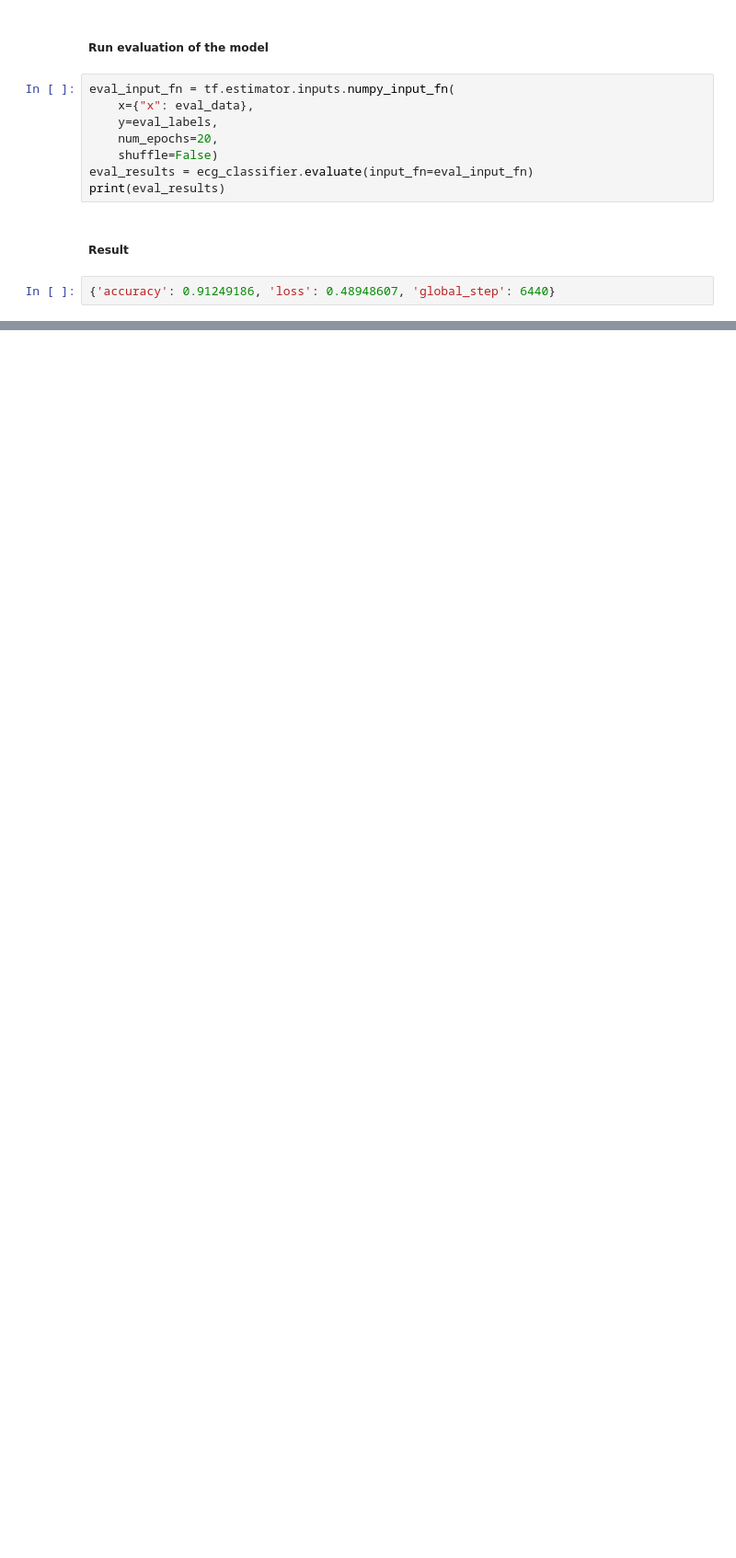
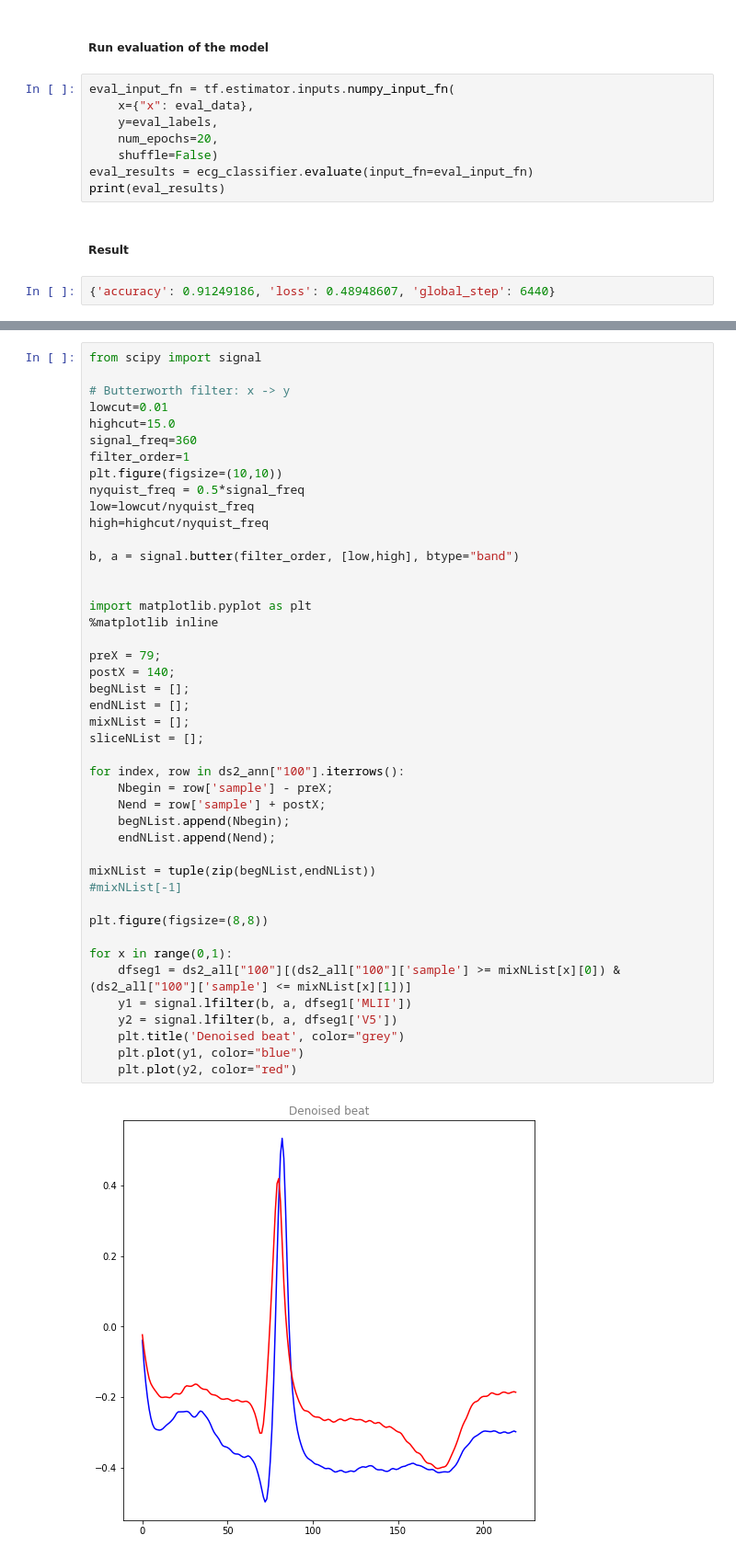
Before and after one commit to lhadhazy/neural_ffn_ecg_tensorflow, a Jupyter notebook: cnn.ipynb, the cells around one changed output, grey strips where cells are left out. Shown at 92% size. Cells and saved outputs as stored; diff of their text form; blank space fills up the shorter version.

```diff
--- a/cnn.ipynb
+++ b/cnn.ipynb
@@ -237,0 +269,46 @@ print(eval_results)
+# %%
+from scipy import signal
+
+# Butterworth filter: x -> y
+lowcut=0.01
+highcut=15.0
+signal_freq=360
+filter_order=1
+plt.figure(figsize=(10,10))
+nyquist_freq = 0.5*signal_freq
+low=lowcut/nyquist_freq
+high=highcut/nyquist_freq
+
+b, a = signal.butter(filter_order, [low,high], btype="band")
+
+
+import matplotlib.pyplot as plt
+%matplotlib inline
+
+preX = 79;
+postX = 140;
+begNList = [];
+endNList = [];
+mixNList = [];
+sliceNList = [];
+
+for index, row in ds2_ann["100"].iterrows():
+    Nbegin = row['sample'] - preX;
+    Nend = row['sample'] + postX;
+    begNList.append(Nbegin);
+    endNList.append(Nend);
+
+mixNList = tuple(zip(begNList,endNList))
+#mixNList[-1]
+
+plt.figure(figsize=(8,8))
+
+for x in range(0,1):
+    dfseg1 = ds2_all["100"][(ds2_all["100"]['sample'] >= mixNList[x][0]) & (ds2_all["100"]['sample'] <= mixNList[x][1])]
+    y1 = signal.lfilter(b, a, dfseg1['MLII'])
+    y2 = signal.lfilter(b, a, dfseg1['V5'])
+    plt.title('Denoised beat', color="grey")
+    plt.plot(y1, color="blue")
+    plt.plot(y2, color="red")
+# %% [output]
+[figure, added]
```
Also changed, not shown: parts of 7 cells of this notebook, 2 other files.
